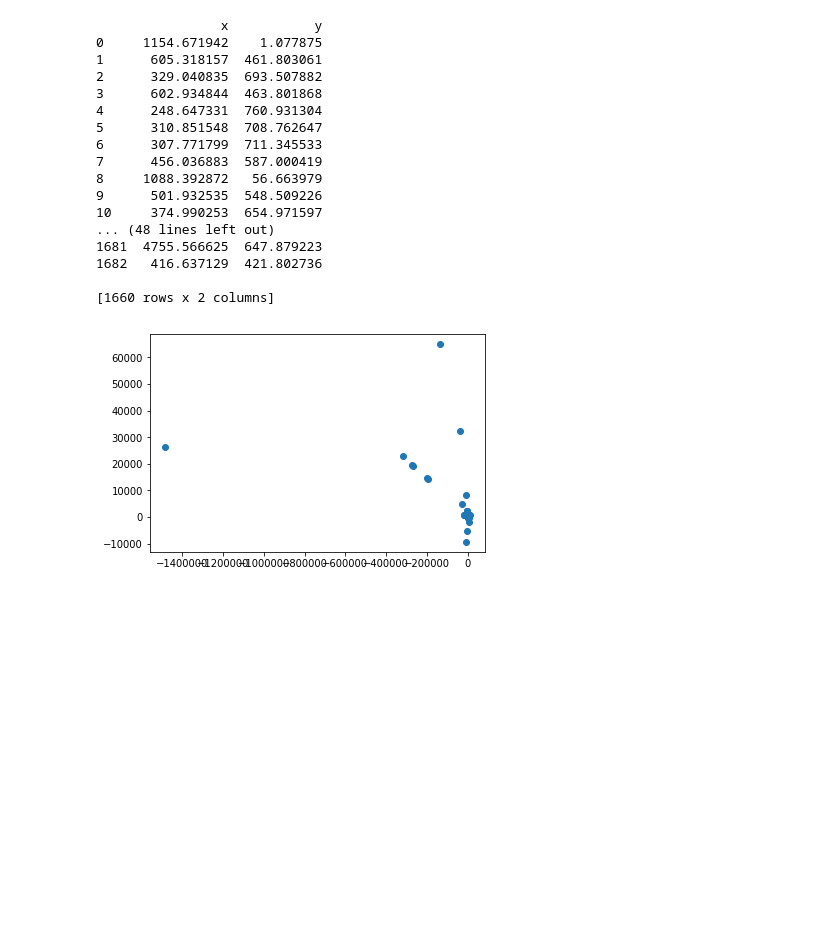
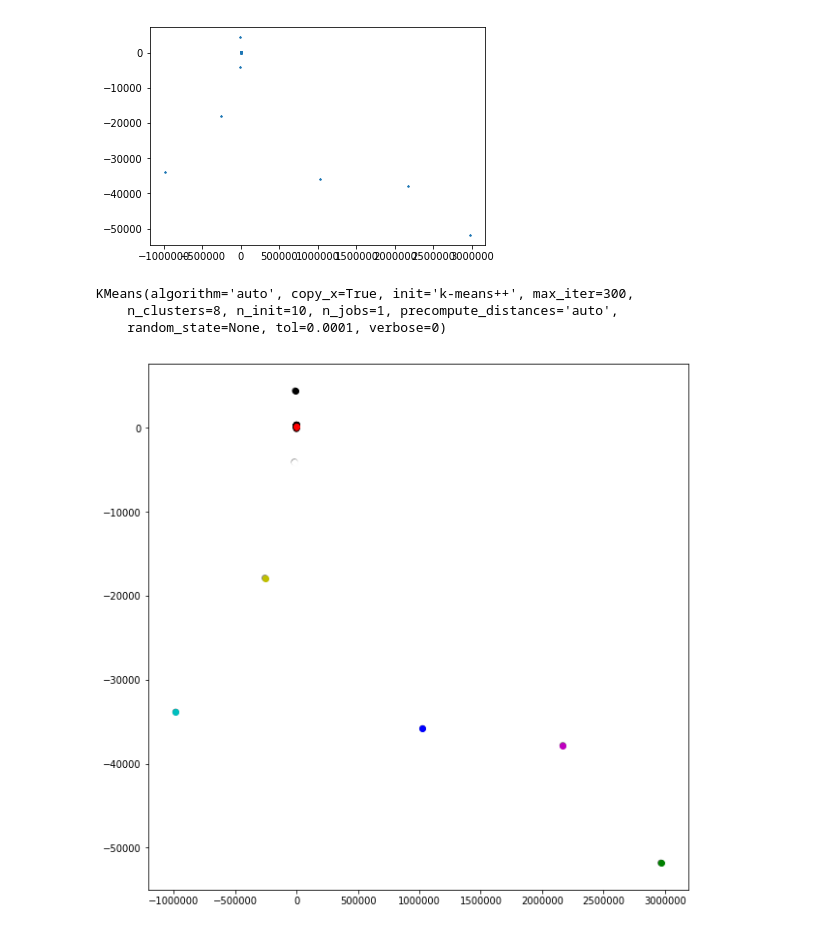
Before and after one commit to bakerscott/VB-Research, a Jupyter notebook: Jupyter/Cluster-Vanishing-Points.ipynb, the cells around one changed output. Cells and saved outputs as stored; diff of their text form; code cells hidden in the pictures; blank space fills up the shorter version.

Commit message:
step one on cluster algo; acc. poor

```diff
--- a/Jupyter/Cluster-Vanishing-Points.ipynb
+++ b/Jupyter/Cluster-Vanishing-Points.ipynb
@@ -18,5 +23,5 @@ plt.imshow(edges)
 # %%
-lines = cv2.HoughLines(edges,1,np.pi/180,200)
+lines = cv2.HoughLines(edges,1,np.pi/180,140)
 # print(lines[0])
 # %%
 equations = []
@@ -130,25 +100,29 @@ print(dfIP)
-# %%
-# dfIP = dfIP.loc[dfIP['x'] <10000]
-dfIP[dfIP.x <= 10000]
-print(dfIP)
-plt.scatter(dfIP.x,dfIP.y)
-plt.show()
-# %% [output]
-                x           y
-0     1154.671942    1.077875
-1      605.318157  461.803061
-2      329.040835  693.507882
-3      602.934844  463.801868
-4      248.647331  760.931304
-5      310.851548  708.762647
-6      307.771799  711.345533
-7      456.036883  587.000419
-8     1088.392872   56.663979
-9      501.932535  548.509226
-10     374.990253  654.971597
-... (48 lines left out)
-1681  4755.566625  647.879223
-1682   416.637129  421.802736
-
-[1660 rows x 2 columns]
-[figure, removed]
+# %%
+# dfIP = dfIP.loc[dfIP['x'] <10000]
+# meanx = dfIP['x'].median()
+# sdx = dfIP['x'].quantile(0.75) - dfIP['x'].quantile(0.25)
+# meany = dfIP['y'].median()
+# sdy = dfIP['y'].quantile(0.75) - dfIP['y'].quantile(0.25)
+
+# print("before:",len(dfIP))
+# dfIP = dfIP[dfIP.x <= (meanx + 1.5*sdx)]
+# dfIP = dfIP[dfIP.x >= (meanx - 1.5*sdx)]
+
+# dfIP = dfIP[dfIP.y <= (meany + 1.5*sdy)]
+# dfIP = dfIP[dfIP.y >= (meany - 1.5*sdy)]
+# print("after:",len(dfIP))
+
+# print(meanx,meany,sdx,sdy)
+# dfIP = dfIP[dfIP.x <= 10000]
+# print(dfIP)
+plt.scatter(dfIP.x,dfIP.y,marker='*',s=3)
+plt.show()
+# %% [output]
+[figure, added]
+# %%
+kmeans = KMeans(n_clusters=8)
+kmeans.fit(dfIP)
+# %% [output]
+KMeans(algorithm='auto', copy_x=True, init='k-means++', max_iter=300,
+    n_clusters=8, n_init=10, n_jobs=1, precompute_distances='auto',
+    random_state=None, tol=0.0001, verbose=0)
@@ -154,0 +132,13 @@ plt.show()
+# %%
+fig = plt.figure(figsize=(10, 10))
+colmap = {1: 'r', 2: 'g', 3: 'b', 4:'c', 5: 'm', 6: 'y', 7: 'k', 8: 'w'}
+colors = list(map(lambda x: colmap[x+1], labels))
+
+plt.scatter(dfIP['x'], dfIP['y'], color=colors, alpha=0.5, edgecolor='k')
+for idx, centroid in enumerate(centroids):
+    plt.scatter(*centroid, color=colmap[idx+1])
+# plt.xlim(0, 80)
+# plt.ylim(0, 80)
+plt.show()
+# %% [output]
+[figure, added]
```
Also changed, not shown: parts of 9 cells of this notebook, 1 other file.
